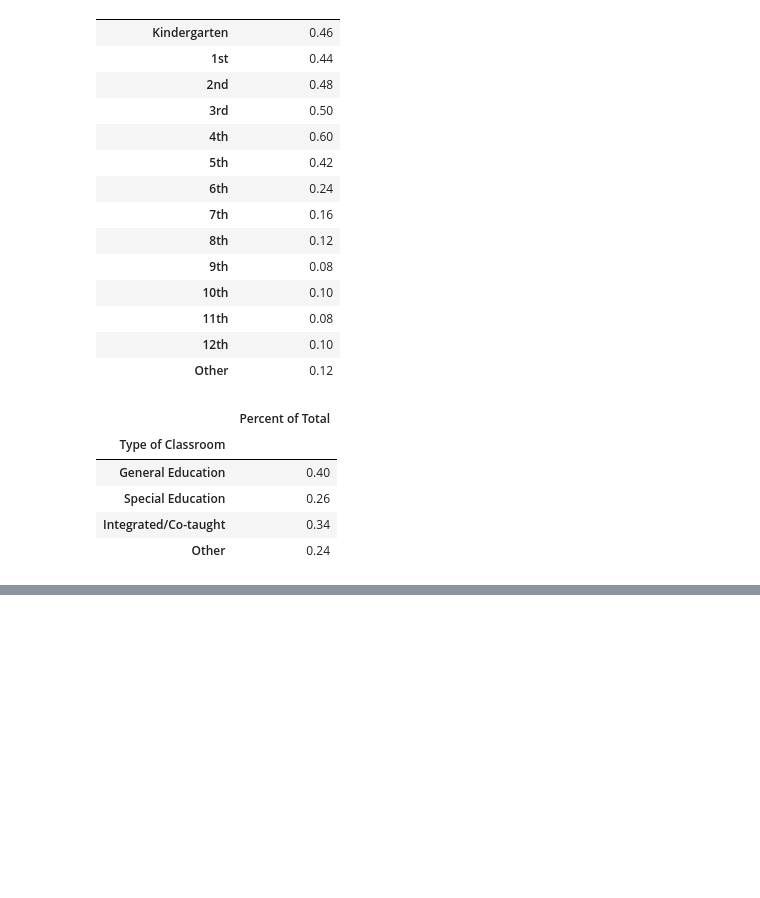
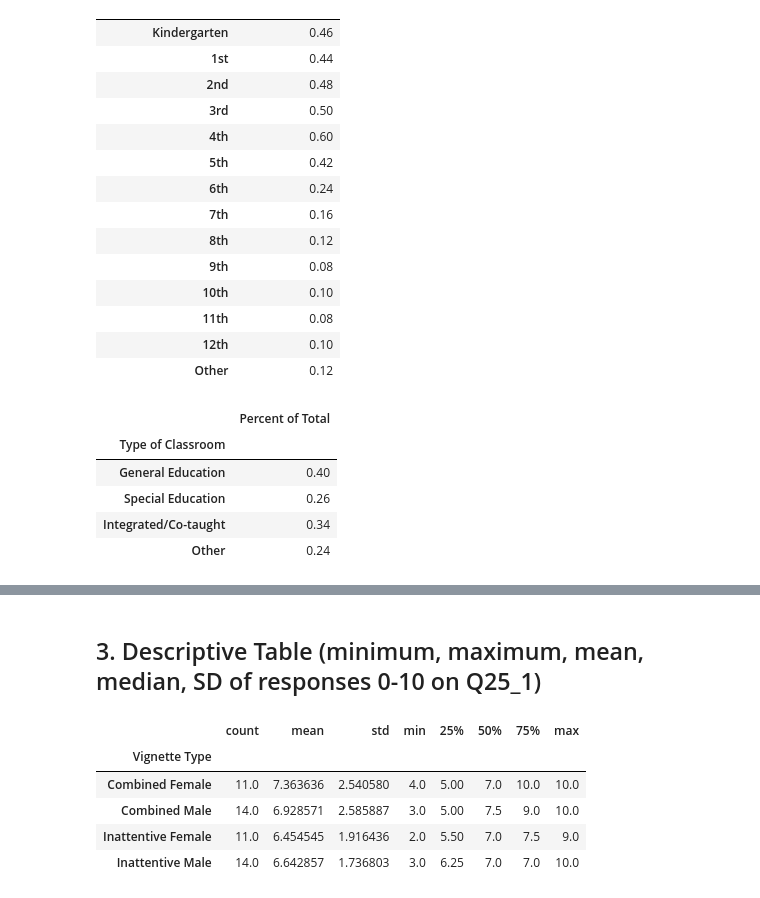
Before and after one commit to michael-abbate/adhd-analysis, a Jupyter notebook: adhd.ipynb, the cells around one changed output, grey strips where cells are left out. Cells and saved outputs as stored; diff of their text form; code cells hidden in the pictures; blank space fills up the shorter version.

Commit message:
add in descriptive tables, ANOVA tables, and logistic regression model

```diff
--- a/adhd.ipynb
+++ b/adhd.ipynb
@@ -34,7 +35,10 @@ print()
 print("Cleaning up data...")
 # Clean up vignettes to use gender
 df["student_gender"] = np.where((df["FL_16_DO"] == "Block3") | (df["FL_16_DO"] == "Block6"), "male", "female")
-print("Assigned Student Gender")
+df["adhd_subtype"] = np.where((df["FL_16_DO"] == "Block3") | (df["FL_16_DO"] == "Block7"), "inattentive", "combined")
+df = mapValues(df, 'FL_16_DO','Vignette Type', {"Block3":'Inattentive Male', 'Block6':'Combined Male', 'Block5':'Combined Female', 'Block7':'Inattentive Female'})
+
+print("Assigned Vignette attributes: Student Gender and ADHD Subtype")
 
 # Clean up teaching years col
 df.loc[df['Q8']=='16 years', 'Q8'] = 16
@@ -90,6 +94,7 @@ type_of_classroom_map = {
                         3 : {'dimension':'Integrated/Co-taught', 'count': 0},
                         4 : {'dimension':'Other', 'count': 0}
                         }
+student_exhibits_adhd = []
 for i, row in df.iterrows():
     for grade in str(row['Q13']).split(','):
         grades_currently_teaching_map[int(grade)]['count']+=1
@@ -98,7 +103,11 @@ for i, row in df.iterrows():
             grades_taught_in_past_map[int(past_grade)]['count']+=1
     for type_room in str(row['Q15']).split(','):
         type_of_classroom_map[int(type_room)]['count']+=1
-
+    if '5' in str(row['Q22']):
+        student_exhibits_adhd.append(1)
+    else:
+        student_exhibits_adhd.append(0)
+df['student_exhibits_adhd'] = student_exhibits_adhd
 print("Generated counts for grades currently teaching, grades taught in the past, and type of classroom.")
 # Rename columns
 rename_dict = { 'Q25_1':'degree_of_need'}
@@ -234,0 +235,11 @@ display(multiValuePctTotal(df, type_of_classroom_map, 'Type of Classroom'))
+# %% [markdown]
+## 3. Descriptive Table (minimum, maximum, mean, median, SD of responses 0-10 on Q25_1)
+# %%
+df.groupby('Vignette Type').describe()['degree_of_need']
+# %% [output]
+|  | count | mean | std | min | 25% | 50% | 75% | max |
+| Vignette Type |  |  |  |  |  |  |  |  |
+| Combined Female | 11.0 | 7.363636 | 2.540580 | 4.0 | 5.00 | 7.0 | 10.0 | 10.0 |
+| Combined Male | 14.0 | 6.928571 | 2.585887 | 3.0 | 5.00 | 7.5 | 9.0 | 10.0 |
+| Inattentive Female | 11.0 | 6.454545 | 1.916436 | 2.0 | 5.50 | 7.0 | 7.5 | 9.0 |
+| Inattentive Male | 14.0 | 6.642857 | 1.736803 | 3.0 | 6.25 | 7.0 | 7.0 | 10.0 |
```
Also changed, not shown: parts of 21 cells of this notebook.
